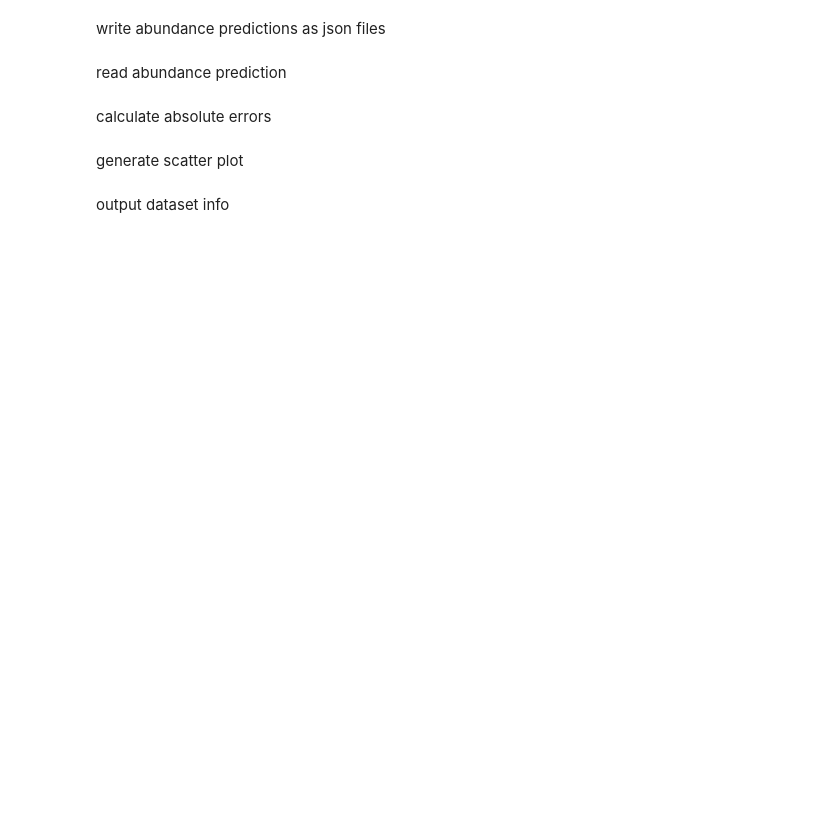
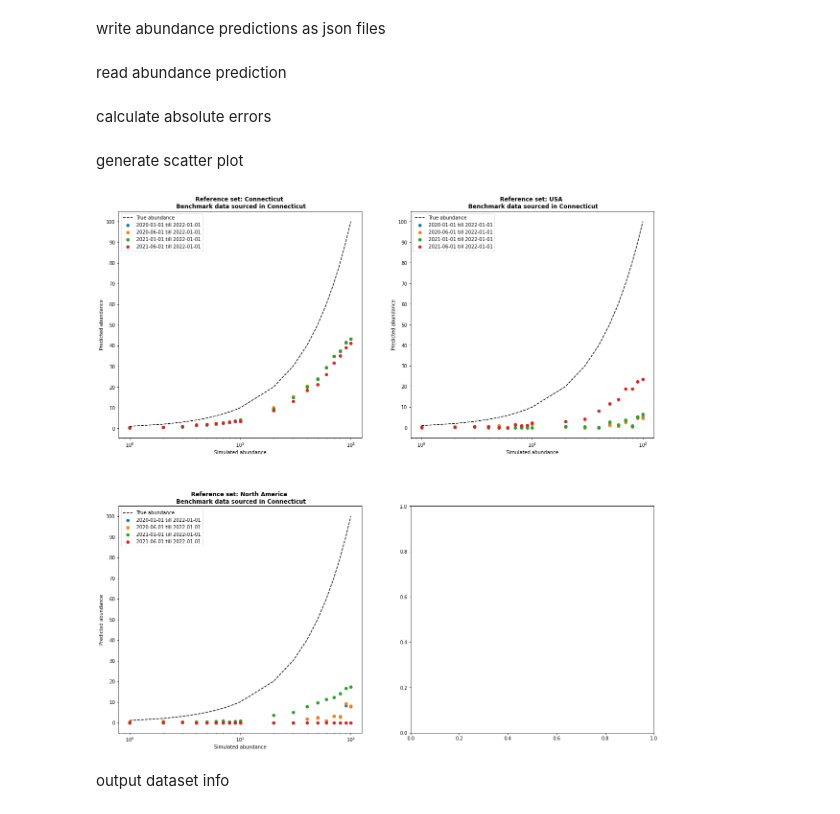
Before and after one commit to IoannaNika/wastewater_analysis, a Jupyter notebook: Experiments/Timeframe_Experiment/HPC/plots.ipynb, the cells around one changed output. Drawn from its saved outputs; the diff is of its cells as text; code cells hidden in the pictures; blank space fills up the shorter version.

Commit message:
update plots

```diff
--- a/Experiments/Timeframe_Experiment/HPC/plots.ipynb
+++ b/Experiments/Timeframe_Experiment/HPC/plots.ipynb
@@ -7,7 +7,7 @@ write abundance predictions as json files
 from utils.helper_functions import *
 
 benchmark_dirs = ["Connecticut"]
-ref_sets = [["Connecticut", "USA"]]
+ref_sets = [["Connecticut", "USA", "North_America"]]
 start_dates = ["2020-01-01_till_2022-01-01", "2020-06-01_till_2022-01-01", "2021-01-01_till_2022-01-01", "2021-06-01_till_2022-01-01"]
 abundances = [1,2,3,4,5,6,7,8,9,10,20,30,40,50,60,70,80,90,100]
 
@@ -37,13 +37,14 @@ generate scatter plot
 # %%
 from utils.plotting_functions import *
 if os.path.isdir("figures") != True:
     os.mkdir("figures")
 
 ref_sets_per_dir = dict()
 for dir, ref_set_l in zip(benchmark_dirs, ref_sets):
     ref_sets_per_dir[dir] = ref_set_l
-
-plot_with_scatterplots(abundances, start_dates, results, ref_sets_per_dir)
+plot_with_scatterplots_generic(abundances, start_dates, results, ref_sets_per_dir, "Connecticut")
+# %% [output]
+[figure, added]
 # %% [markdown]
 output dataset info
 # %%
```
Also changed, not shown: parts of 1 cell of this notebook, 18 other files.
